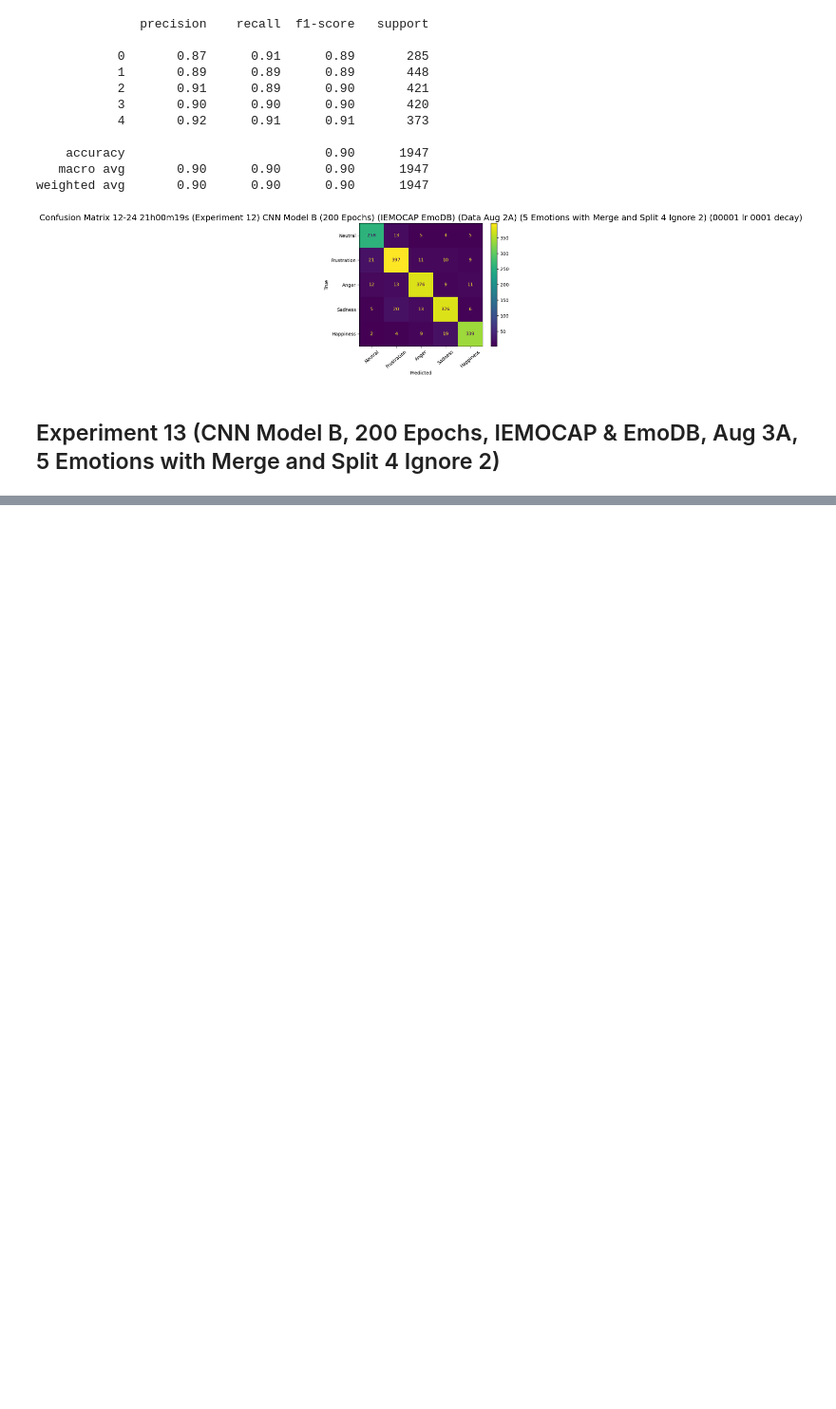
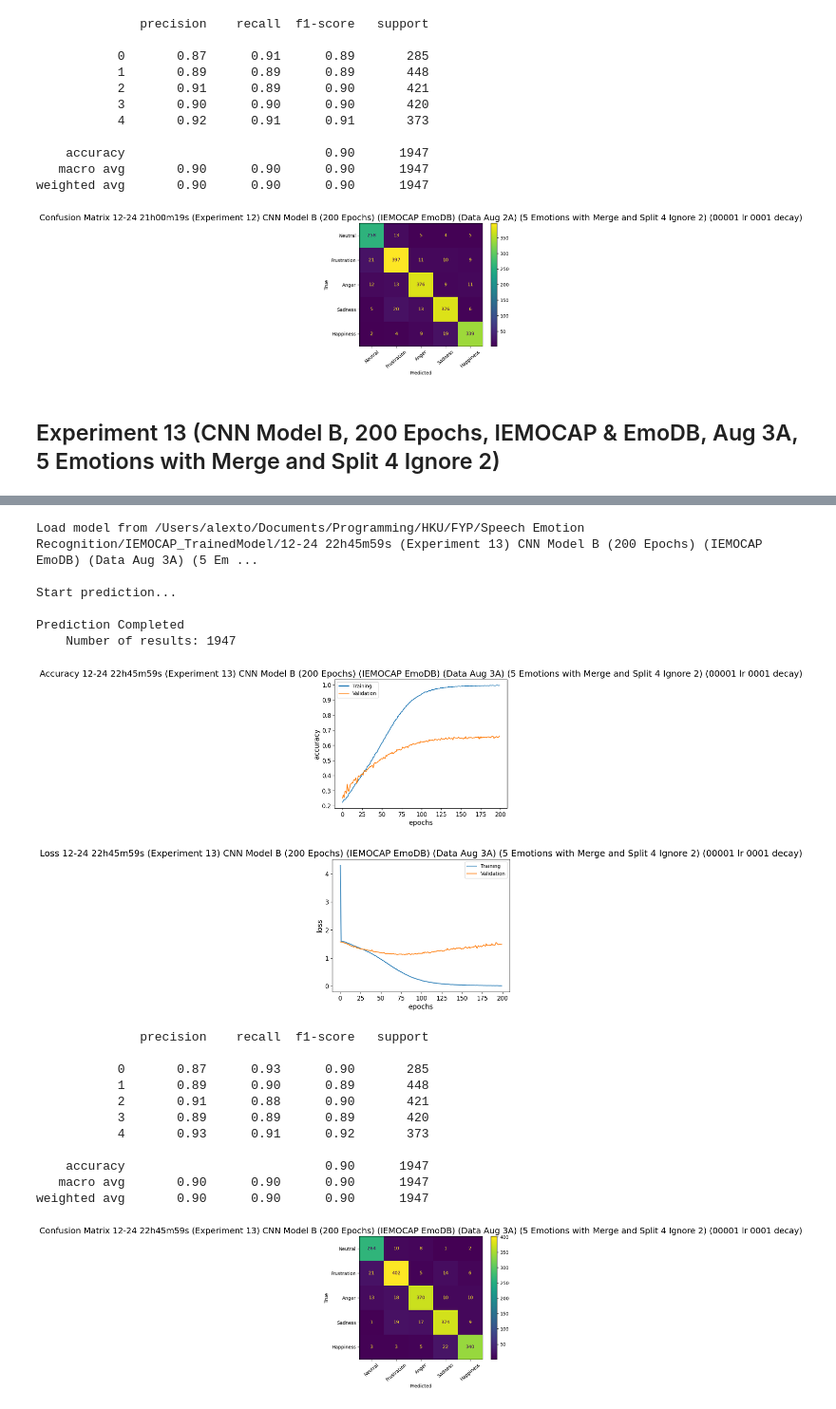
Before and after one commit to tohoilam/Emotion-based-Music-Provider, a Jupyter notebook: Speech Emotion Recognition/IEMOCAP Model Evaluation.ipynb, the cells around one changed output, grey strips where cells are left out. Shown at 95% size. Cells and saved outputs as stored; diff of their text form; code cells hidden in the pictures; blank space fills up the shorter version.

Commit message:
Experiment 13 and Console Demo

```diff
--- a/Speech Emotion Recognition/IEMOCAP Model Evaluation.ipynb
+++ b/Speech Emotion Recognition/IEMOCAP Model Evaluation.ipynb
@@ -652,11 +658,32 @@ mixDataModel5LabelsSplit4Ignore2Aug3A.processData()
 # %%
 def experiment13(data, experimentName, trainName, validName):
   resultDir = os.path.join(resultFolder, experimentName)
   logDir = os.path.join(logFolder, experimentName)
   evaluation = Evaluation(data, resultDir, logDir)
   evaluation.evaluateAll(trainName, validName)
 
-experimentName = '12-24 01h54m01s (Experiment 13) CNN Model B (200 Epochs) (IEMOCAP EmoDB) (Data Aug 3A) (5 Emotions with Merge and Split 4 Ignore 2) (00001 lr 0001 decay)'
-trainName = 'events.out.tfevents.1671818072.gpu-comp-201.7904.0.v2'
-validName = 'events.out.tfevents.1671818092.gpu-comp-201.7904.1.v2'
+experimentName = '12-24 22h45m59s (Experiment 13) CNN Model B (200 Epochs) (IEMOCAP EmoDB) (Data Aug 3A) (5 Emotions with Merge and Split 4 Ignore 2) (00001 lr 0001 decay)'
+trainName = 'events.out.tfevents.1671893172.gpu-comp-201.31906.0.v2'
+validName = 'events.out.tfevents.1671893189.gpu-comp-201.31906.1.v2'
 experiment13(mixDataModel5LabelsSplit4Ignore2Aug3A, experimentName, trainName, validName)
+# %% [output]
+Load model from /Users/alexto/Documents/Programming/HKU/FYP/Speech Emotion Recognition/IEMOCAP_TrainedModel/12-24 22h45m59s (Experiment 13) CNN Model B (200 Epochs) (IEMOCAP EmoDB) (Data Aug 3A) (5 Em ...
+
+Start prediction...
+
+Prediction Completed
+    Number of results: 1947
+[figure, added]
+[figure, added]
+              precision    recall  f1-score   support
+
+           0       0.87      0.93      0.90       285
+           1       0.89      0.90      0.89       448
+           2       0.91      0.88      0.90       421
+           3       0.89      0.89      0.89       420
+           4       0.93      0.91      0.92       373
+
+    accuracy                           0.90      1947
+   macro avg       0.90      0.90      0.90      1947
+weighted avg       0.90      0.90      0.90      1947
+[figure, added]
```
Also changed, not shown: parts of 1 cell of this notebook, 49 other files.
